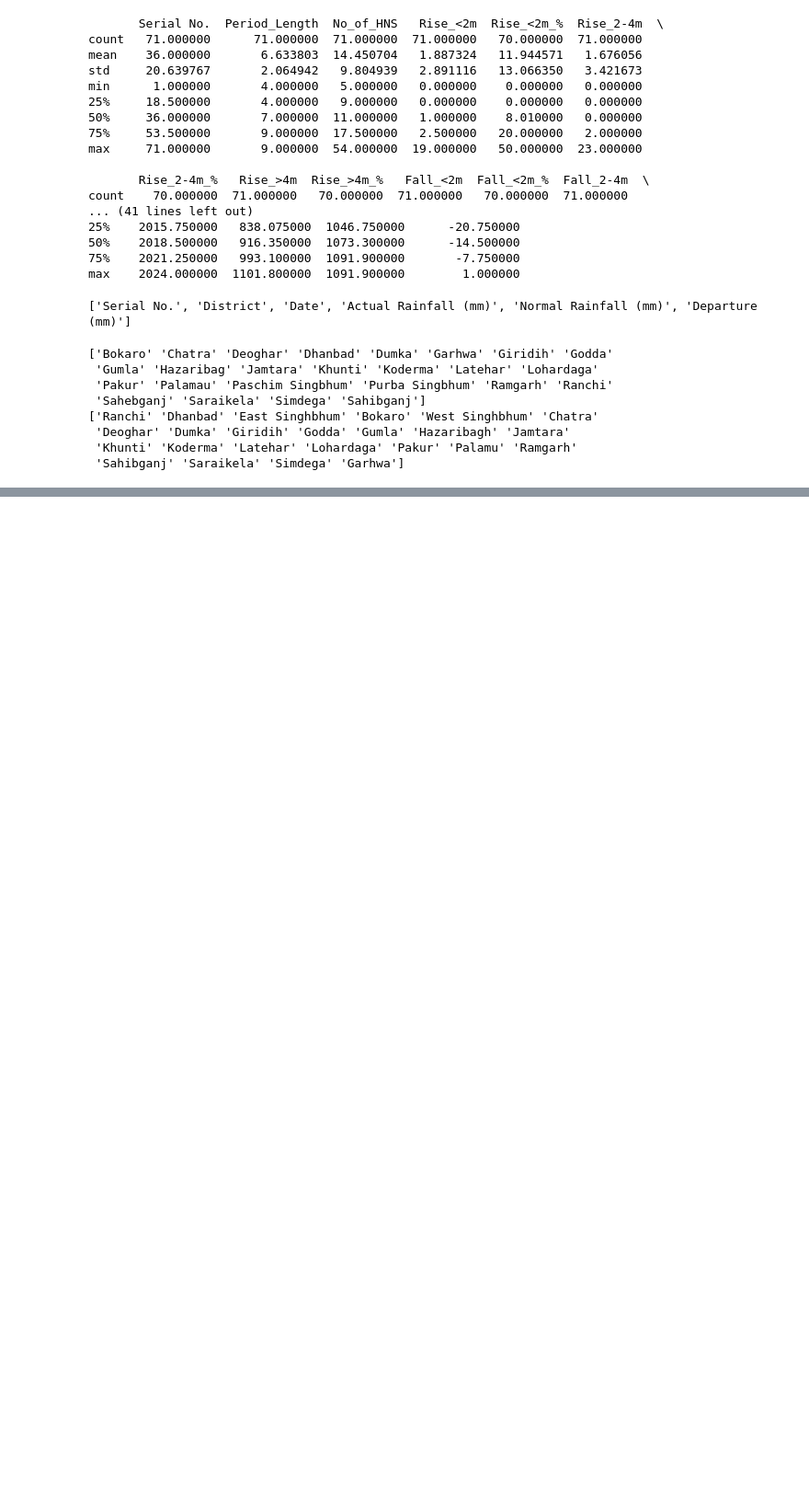
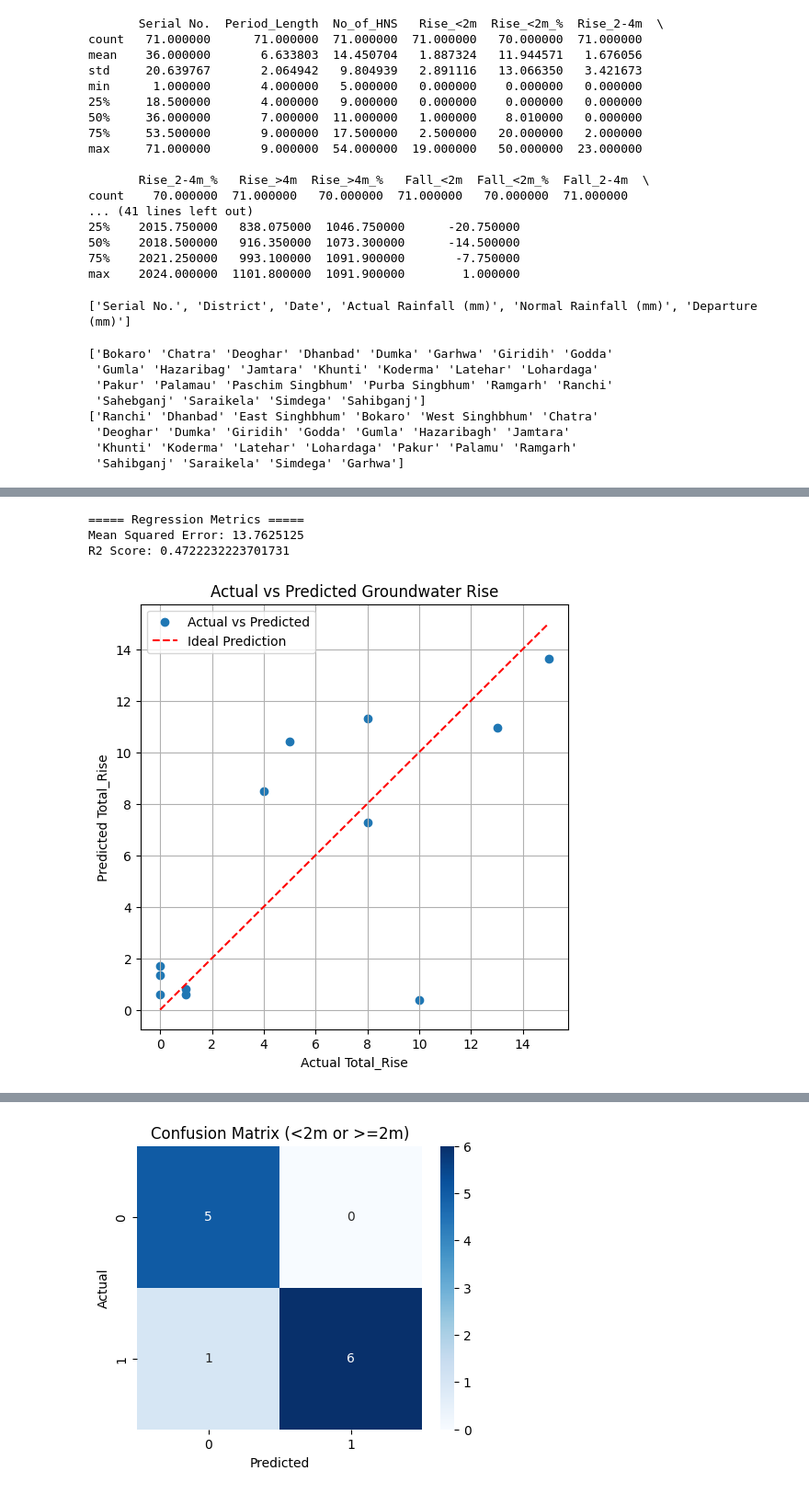
Before and after one commit to priyakumari-hub/groundwater-depletion-recharge-, a Jupyter notebook: process.ipynb, the cells around one changed output, grey strips where cells are left out. Shown at 92% size. Saved outputs shown, nothing was run; the diff lists cells and outputs as text; code cells hidden in the pictures; blank space fills up the shorter version.

```diff
--- a/process.ipynb
+++ b/process.ipynb
@@ -257,0 +279,71 @@ print("✅ 'Sheet3_Cleaned' added to 'merged_data.xlsx'")
+# %%
+#confusion matrix plotting and actual vs predicted
+df = pd.read_excel("processed_data.xlsx", sheet_name="Sheet1")
+
+numeric_cols = ['Total_Rise','Total_Fall','Actual Rainfall (mm)','Normal Rainfall (mm)','Departure (mm)']
+
+
+#  Prepare X and Y
+X_cols = ['Actual Rainfall (mm)', 'Normal Rainfall (mm)', 'Departure (mm)', 'Total_Fall']
+X = df[X_cols]
+y = df['Total_Rise']
+
+
+# Train-test split
+X_train, X_test, y_train, y_test = train_test_split(X, y, test_size=0.2, random_state=42)
+
+#  Feature scaling
+scaler = StandardScaler()
+X_train_scaled = scaler.fit_transform(X_train)
+X_test_scaled = scaler.transform(X_test)
+
+
+# Fit Random Forest Regressor
+
+rf = RandomForestRegressor(n_estimators=200, random_state=42)
+rf.fit(X_train_scaled, y_train)
+
+
+#  Predict
+y_pred = rf.predict(X_test_scaled)
+
+# Evaluate Regression
+
+print("===== Regression Metrics =====")
+print("Mean Squared Error:", mean_squared_error(y_test, y_pred))
+print("R2 Score:", r2_score(y_test, y_pred))
+
+plt.figure(figsize=(6,6))
+plt.scatter(y_test, y_pred,label='Actual vs Predicted')
+plt.plot([y_test.min(), y_test.max()], [y_test.min(), y_test.max()], 'r--',label='Ideal Prediction')
+plt.xlabel("Actual Total_Rise")
+plt.ylabel("Predicted Total_Rise")
+plt.title("Actual vs Predicted Groundwater Rise")
+plt.legend()
+plt.grid(True)
+plt.show()
+
+#binary classification my rise is continous in data
+# Step 8: Binary Classification (<2m or >=2m)
+y_test_class = (y_test >= 2).astype(int)       # actual class: rise=> then positive and rise<2 negative
+y_pred_class = (y_pred >= 2).astype(int)        #predicted class
+
+print("===== Classification Metrics =====")
+print("Accuracy:", accuracy_score(y_test_class, y_pred_class))
+print("Classification Report:\n", classification_report(y_test_class, y_pred_class))
+
+cm = confusion_matrix(y_test_class, y_pred_class)
+print("Confusion Matrix:\n", cm)
+
+# Confusion matrix heatmap
+plt.figure(figsize=(5,4))
+sns.heatmap(cm, annot=True, fmt='d', cmap='Blues')
+plt.xlabel("Predicted")
+plt.ylabel("Actual")
+plt.title("Confusion Matrix (<2m or >=2m)")
+plt.show()
+# %% [output]
+===== Regression Metrics =====
+Mean Squared Error: 13.7625125
+R2 Score: 0.4722232223701731
+[figure, added]
@@ -257,0 +365 @@ print("✅ 'Sheet3_Cleaned' added to 'merged_data.xlsx'")
+[figure, added]
```
Also changed, not shown: parts of 12 cells of this notebook, 5 other files.
